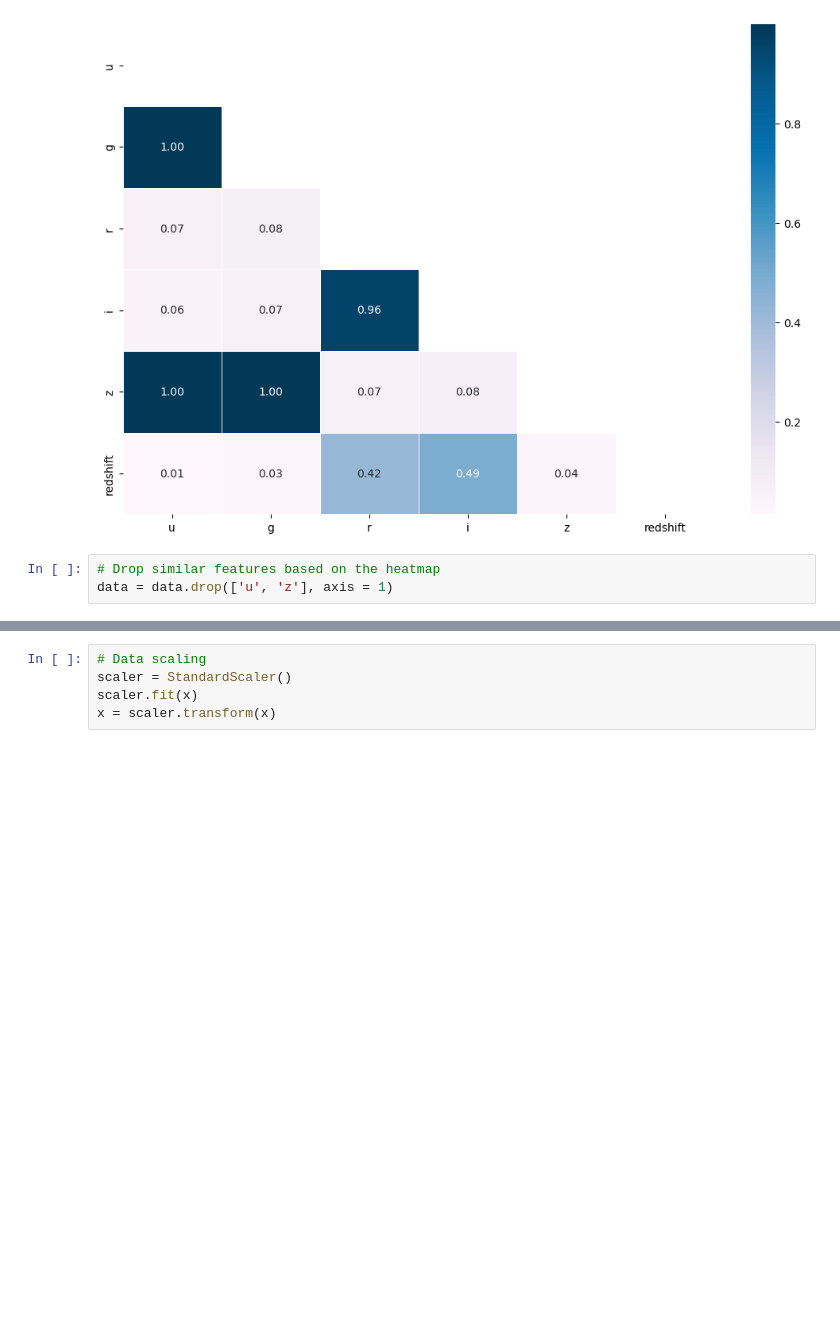
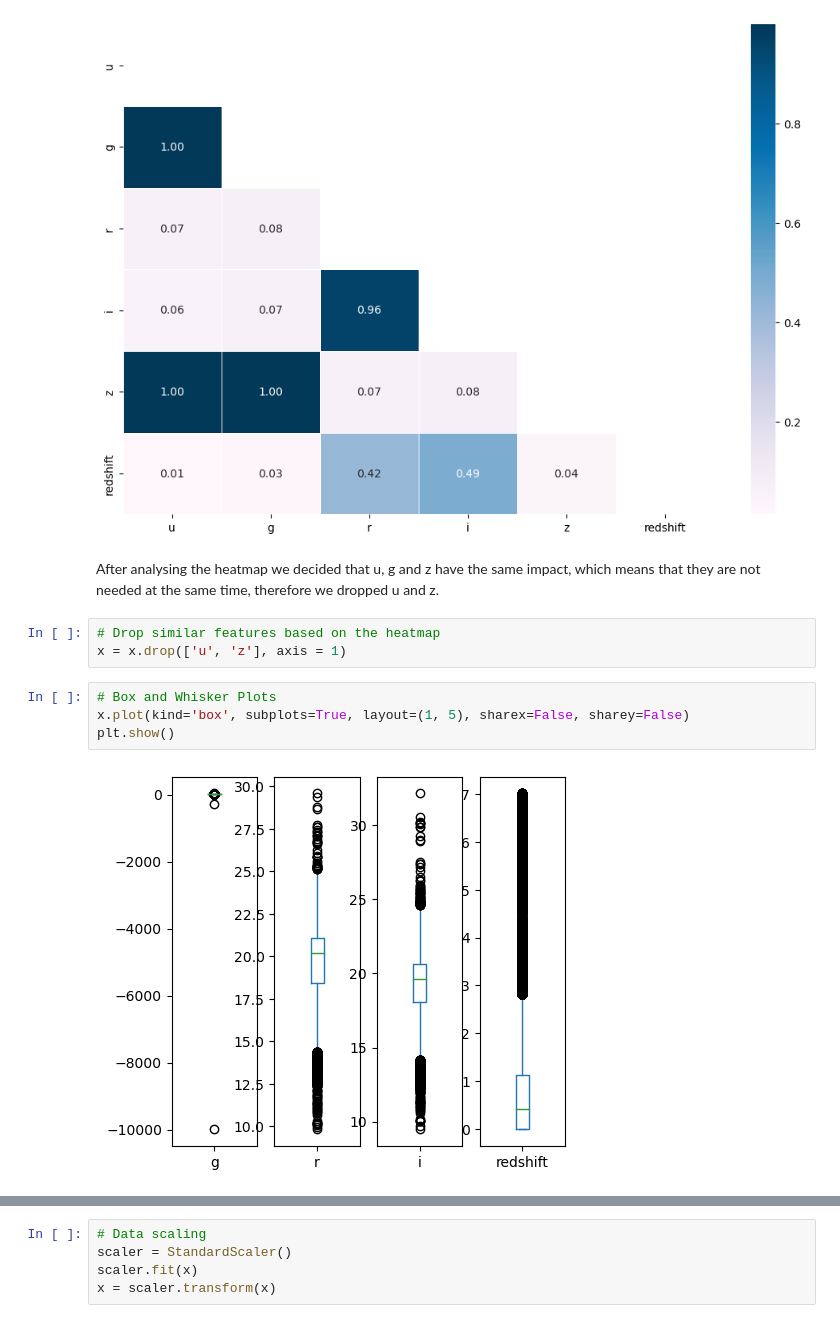
Before and after one commit to danielfcarvalho/stellar_class_ml, a Jupyter notebook: star.ipynb, the cells around one changed output, grey strips where cells are left out. Cells and saved outputs as stored; diff of their text form; blank space fills up the shorter version.

Commit message:
Data treatment

```diff
--- a/star.ipynb
+++ b/star.ipynb
@@ -118,6 +123,14 @@ sea.heatmap(x.corr(), cmap="PuBu", annot=True, linewidths=0.5, fmt= '.2f',ax=ax,
 plt.show()
 # %% [output]
 [figure]
+# %% [markdown]
+After analysing the heatmap we decided that u, g and z have the same impact, which means that they are not needed at the same time, therefore we dropped u and z.
 # %%
 # Drop similar features based on the heatmap
-data = data.drop(['u', 'z'], axis = 1)
+x = x.drop(['u', 'z'], axis = 1)
+# %%
+# Box and Whisker Plots
+x.plot(kind='box', subplots=True, layout=(1, 5), sharex=False, sharey=False)
+plt.show()
+# %% [output]
+[figure, added]
```
Also changed, not shown: parts of 7 cells of this notebook.
